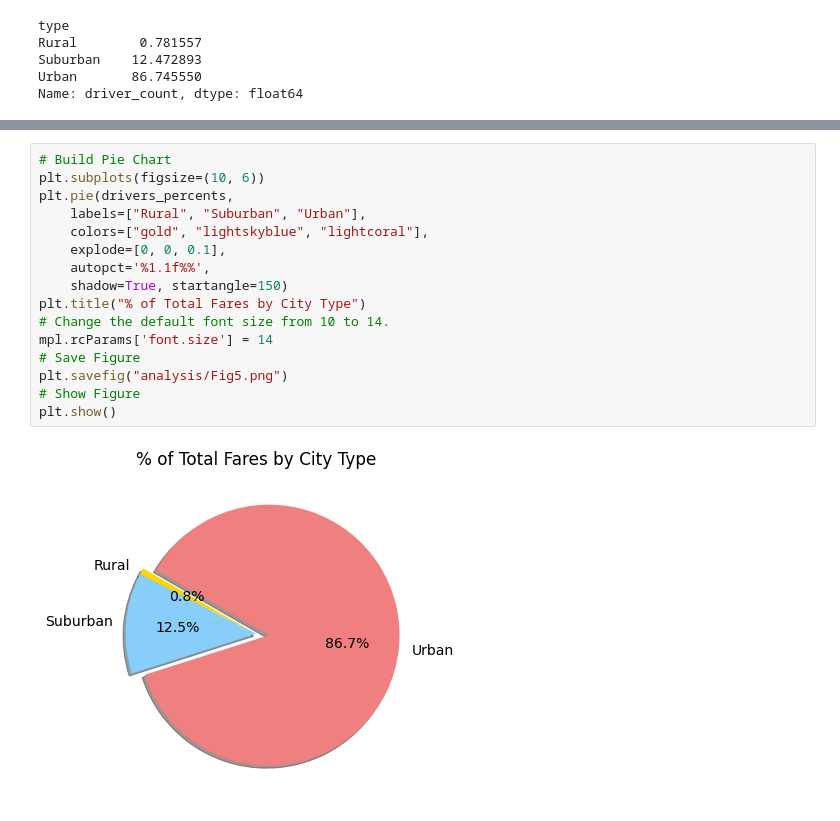
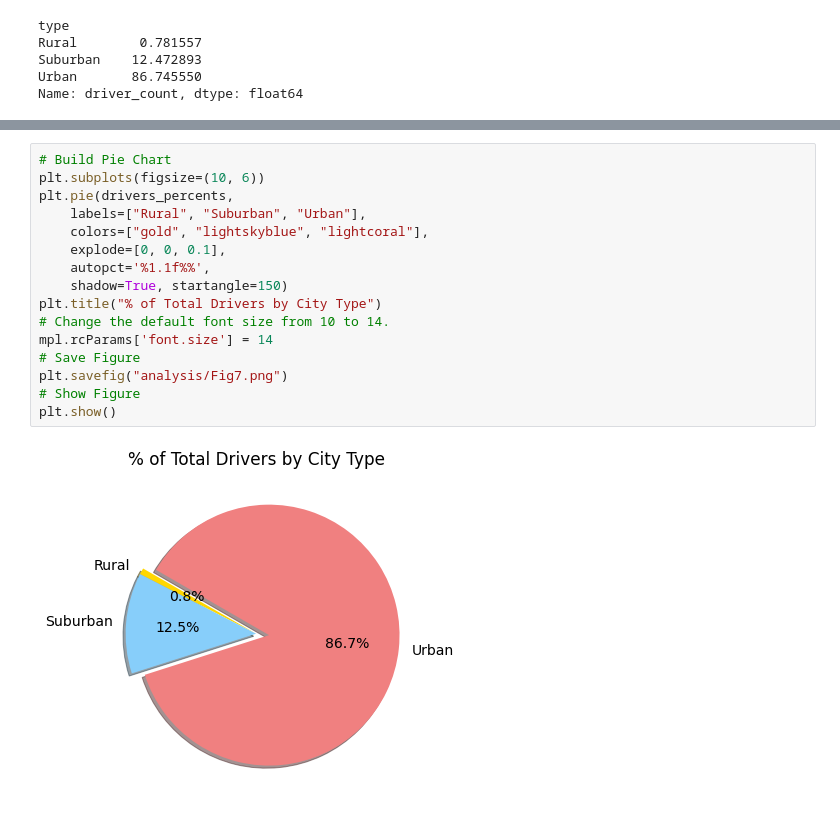
Before and after one commit to bnbullock/PyBer_Analysis, a Jupyter notebook: PyBer.ipynb, the cells around one changed output, grey strips where cells are left out. Cells and saved outputs as stored; diff of their text form.

Commit message:
Update Files and images

```diff
--- a/PyBer.ipynb
+++ b/PyBer.ipynb
@@ -1027,18 +1011,18 @@ plt.show()
 # %%
 # Build Pie Chart
 plt.subplots(figsize=(10, 6))
 plt.pie(drivers_percents,
     labels=["Rural", "Suburban", "Urban"],
     colors=["gold", "lightskyblue", "lightcoral"],
     explode=[0, 0, 0.1],
     autopct='%1.1f%%',
     shadow=True, startangle=150)
-plt.title("% of Total Fares by City Type")
+plt.title("% of Total Drivers by City Type")
 # Change the default font size from 10 to 14.
 mpl.rcParams['font.size'] = 14
 # Save Figure
-plt.savefig("analysis/Fig5.png")
+plt.savefig("analysis/Fig7.png")
 # Show Figure
 plt.show()
 # %% [output]
-[figure, old version]
+[figure, new version]
```
Also changed, not shown: parts of 3 cells of this notebook, 2 other files.
